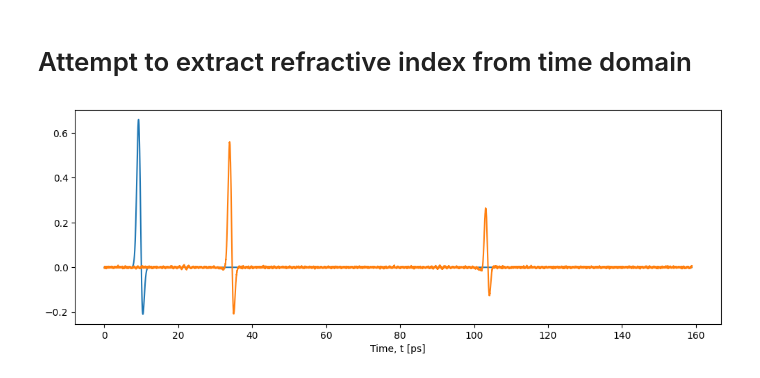
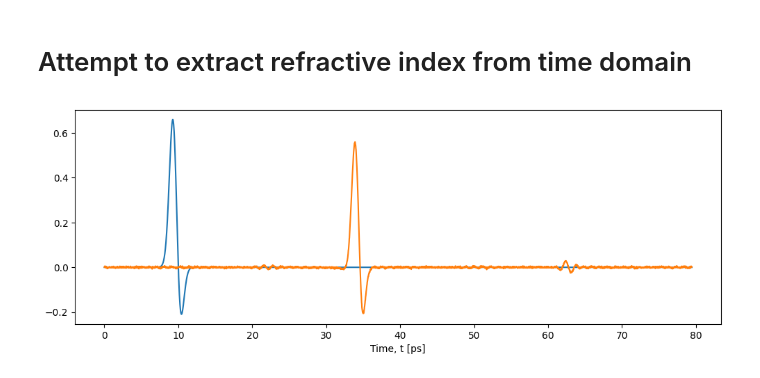
Before and after one commit to tls54/THz-TDS, a Jupyter notebook: Transfer Matrix Method/Time_domain_extraction.ipynb, the cells around one changed output. Cells and saved outputs as stored; diff of their text form; code cells hidden in the pictures.

```diff
--- a/Transfer Matrix Method/Time_domain_extraction.ipynb
+++ b/Transfer Matrix Method/Time_domain_extraction.ipynb
@@ -9,27 +9,27 @@ from Matrix_methods.TimeDomain_extractor import TimeDomainExtractor
 # %%
 # Define simulation parameters
 deltat = 0.0194e-12  # Time step
-L = 2**13  # Number of time points
+L = 2**12  # Number of time points
 
 # Generate reference pulse
 reference_pulse = simulate_reference(L, deltat)
 
 # Experimental material parameters (ground truth)
 material_params_exp = [(3.46+0.01j, 3 * 1e-3)]
 
 # Simulate the experimental data
 t_axis = np.arange(0, L * deltat, deltat)
 _, experimental_pulse = simulate_parallel(reference_pulse, material_params_exp, deltat, noise_level=0.002)
 experimental_pulse = experimental_pulse[:L]
 
 
 plt.figure(figsize=(12,4))
 plt.plot(t_axis*1e12, reference_pulse)
 plt.plot(t_axis*1e12, experimental_pulse.detach().cpu().numpy())
 plt.xlabel('Time, t [ps]')
 plt.show()
 # %% [output]
-[figure, old version]
+[figure, new version]
 # %%
 # Initial guesses
 n_init, k_init, D_init = 3.40, 0.015, 2.7e-3
```
Also changed, not shown: parts of 5 cells of this notebook, 4 other files.
